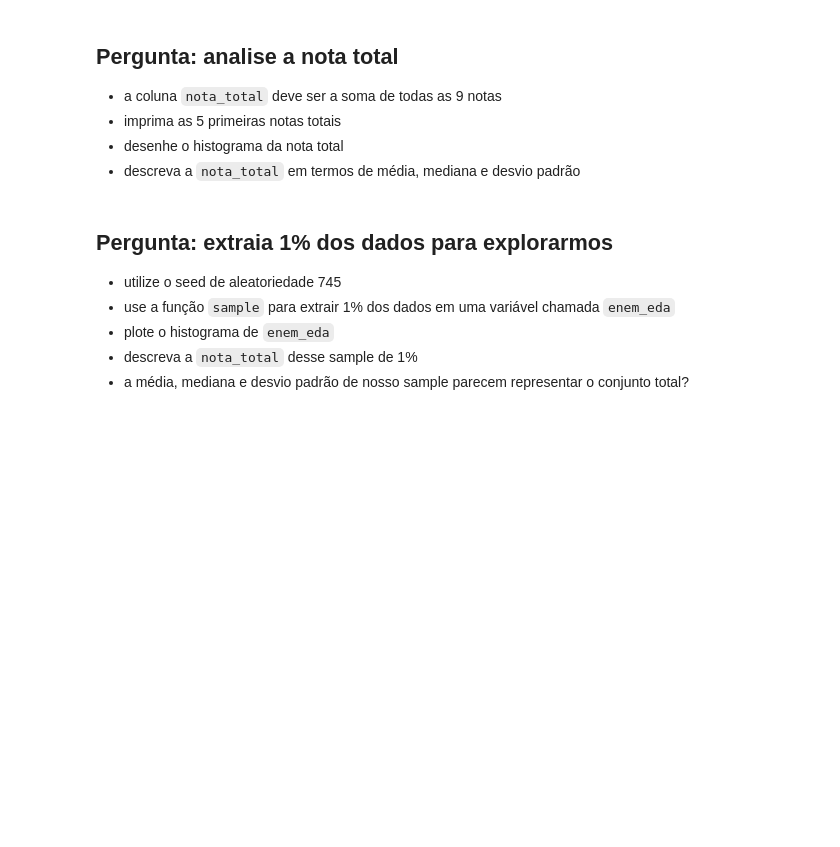
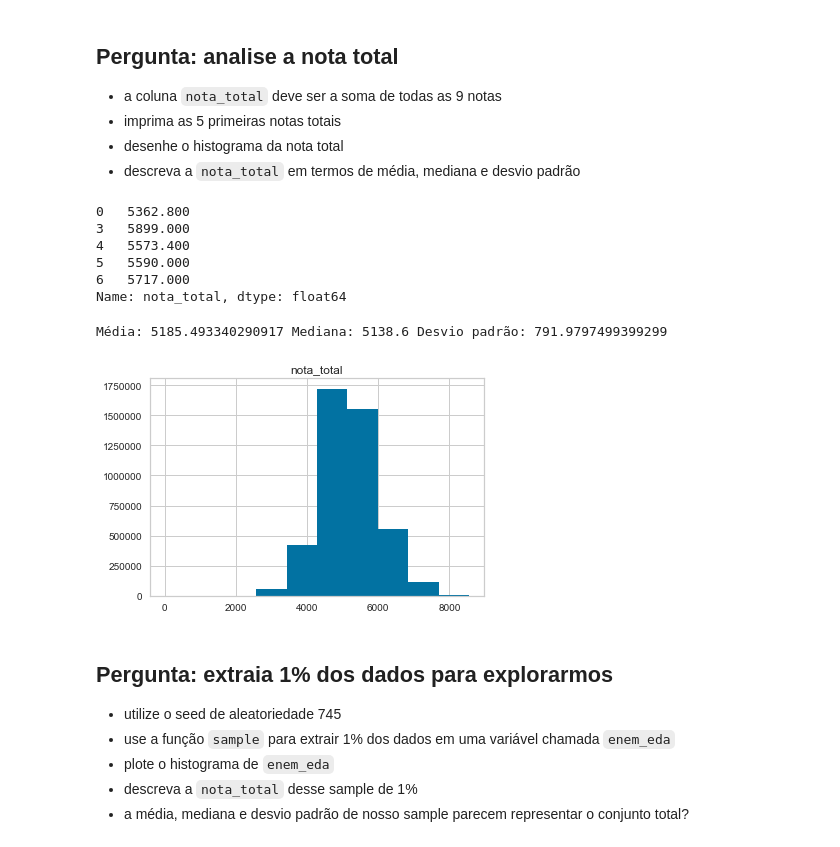
Before and after one commit to IgorNascAlves/Forma-o_Machine_Learning_Projeto_Alura, a Jupyter notebook: Formação_Machine_Learning_Projeto_Alura.ipynb, the cells around one changed output. Drawn from its saved outputs; the diff is of its cells as text; code cells hidden in the pictures; blank space fills up the shorter version.

```diff
--- a/Formação_Machine_Learning_Projeto_Alura.ipynb
+++ b/Formação_Machine_Learning_Projeto_Alura.ipynb
@@ -66,2 +74,8 @@ pd.set_option('display.float_format', lambda x: '%.3f' % x)
+# %%
+# solução
+PATH = 'input/MICRODADOS_ENEM_2017.CSV'
+usecols = ["NU_NOTA_CN","NU_NOTA_CH","NU_NOTA_LC", "NU_NOTA_MT", "NU_NOTA_COMP1",
+         "NU_NOTA_COMP2", "NU_NOTA_COMP3", "NU_NOTA_COMP4", "NU_NOTA_COMP5"]
+enem = pd.read_csv(filepath_or_buffer=PATH, sep=';', encoding='iso-8859-1', usecols=usecols)
 # %%
 enem.head()
@@ -89,0 +121,4 @@ enem[todas_as_notas].head()
+# %%
+# solução
+enem = enem.dropna(axis='index')
+enem.head(5).NU_NOTA_MT
@@ -101,3 +139,22 @@ enem[todas_as_notas].head()
+# %%
+# solução e impressão
+enem['nota_total'] = enem.sum(axis='columns')
+enem.head(5).nota_total
+# %% [output]
+0   5362.800
+3   5899.000
+4   5573.400
+5   5590.000
+6   5717.000
+Name: nota_total, dtype: float64
+# %%
+# solução histograma e descrição
+enem.hist(column='nota_total')
+media, mediana, desvio_padrao = enem.nota_total.describe()[['mean', '50%', 'std']]
+print(f'Média: {media} Mediana: {mediana} Desvio padrão: {desvio_padrao}')
+# %% [output]
+Média: 5185.493340290917 Mediana: 5138.6 Desvio padrão: 791.9797499399299
+[figure, added]
 # %% [markdown]
 ## Pergunta: extraia 1% dos dados para explorarmos
 
```
Also changed, not shown: parts of 13 cells of this notebook, 1 other file.
